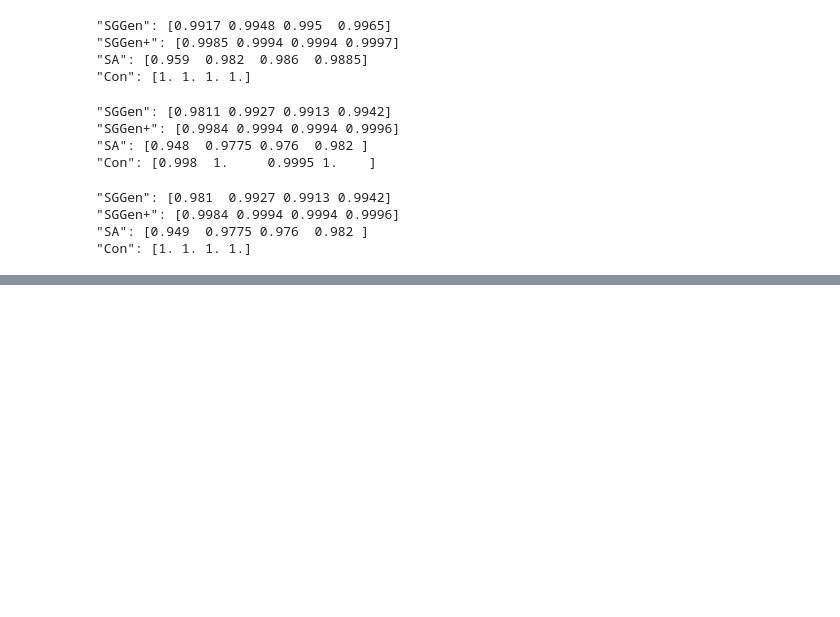
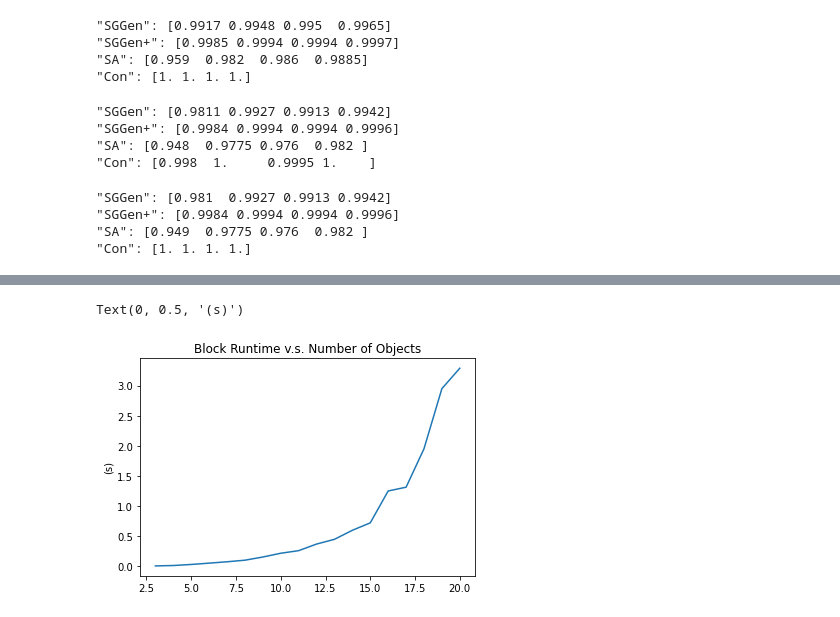
Before and after one commit to 20001LastOrder/Clevr-Relational, a Jupyter notebook: measurements/scene_graph_solver.ipynb, the cells around one changed output, grey strips where cells are left out. Drawn from its saved outputs; the diff is of its cells as text; code cells hidden in the pictures; blank space fills up the shorter version.

```diff
--- a/measurements/scene_graph_solver.ipynb
+++ b/measurements/scene_graph_solver.ipynb
@@ -672,0 +634,47 @@ satisfied
+# %%
+with open(os.path.join(folder, src_file), 'r') as f:
+    scenes = json.load(f)['scenes']
+
+with open(os.path.join(folder_more_obj, src_file)) as f:
+    scenes_more_obj = json.load(f)['scenes']
+
+with open(schema_file, 'r') as f:
+    attr_map = json.load(f)
+# %%
+if dataset == 'clevr_block':
+    problem_solver = BlocksworldLPProblem(attr_map, include_small_obj=True, include_large_cube=True, include_bottom_stack=True, include_yellow=True)
+else:
+    problem_solver = ClevrLPProblem(attr_map, color_between=True, material_order=True, large_cube=True, object_behind=True)
+# %%
+lengths = []
+example_scenes = [None for _ in range(11)]
+for scene in scenes:
+    lengths.append(len(scene['objects']))
+    example_scenes[len(scene['objects'])] = scene
+
+for scene in scenes_more_obj:
+    example_scenes.append(scene)
+# %%
+avg_times = []
+num_variables = []
+num_constraints = []
+for scene in tqdm(example_scenes[3:]):
+    times = []
+    for _ in range(10):
+        start_time = time.time()
+        problem_solver.solve_for_scene(scene)
+        elapsed_time = time.time() - start_time
+        times.append(elapsed_time)
+    model, attr_variables, rel_variables = problem_solver.get_LP_problem(scene)
+    problem_solver.add_constraints(model, scene, rel_variables, attr_variables)
+    model.update()
+    num_variables.append(len(model.getVars()))
+    num_constraints.append(len(model.getConstrs()))
+    avg_times.append(np.mean(times))
+# %%
+plt.plot(range(3, 21), avg_times)
+plt.title('Block Runtime v.s. Number of Objects')
+plt.ylabel('(s)')
+# %% [output]
+Text(0, 0.5, '(s)')
+[figure, added]
```
Also changed, not shown: parts of 50 cells of this notebook, 13 other files.
